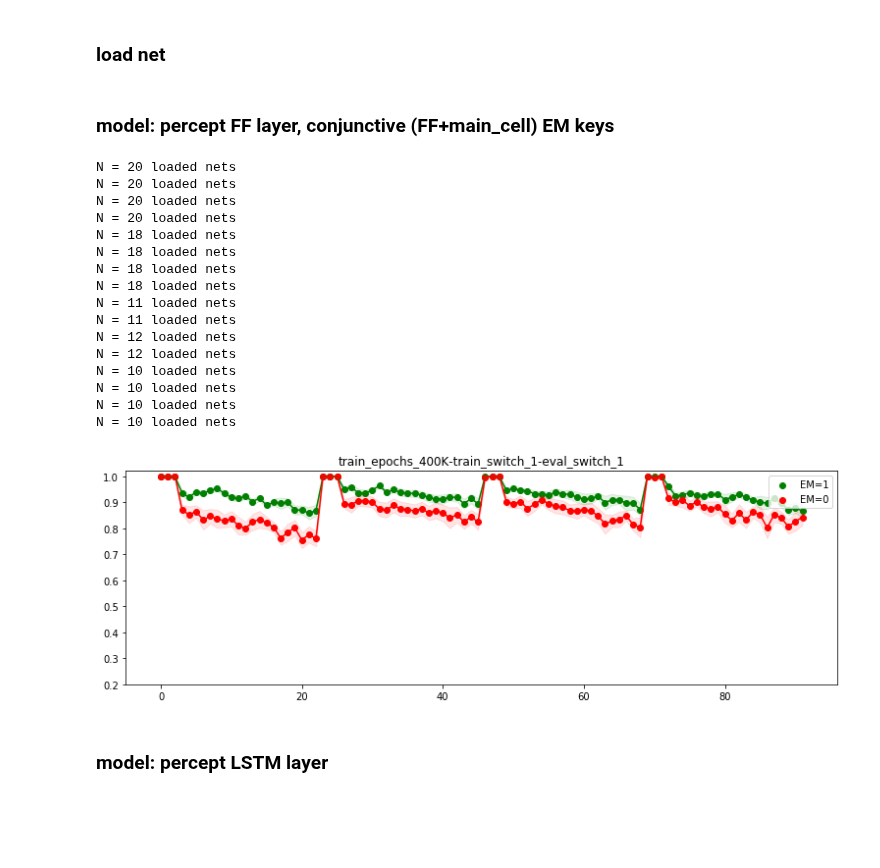
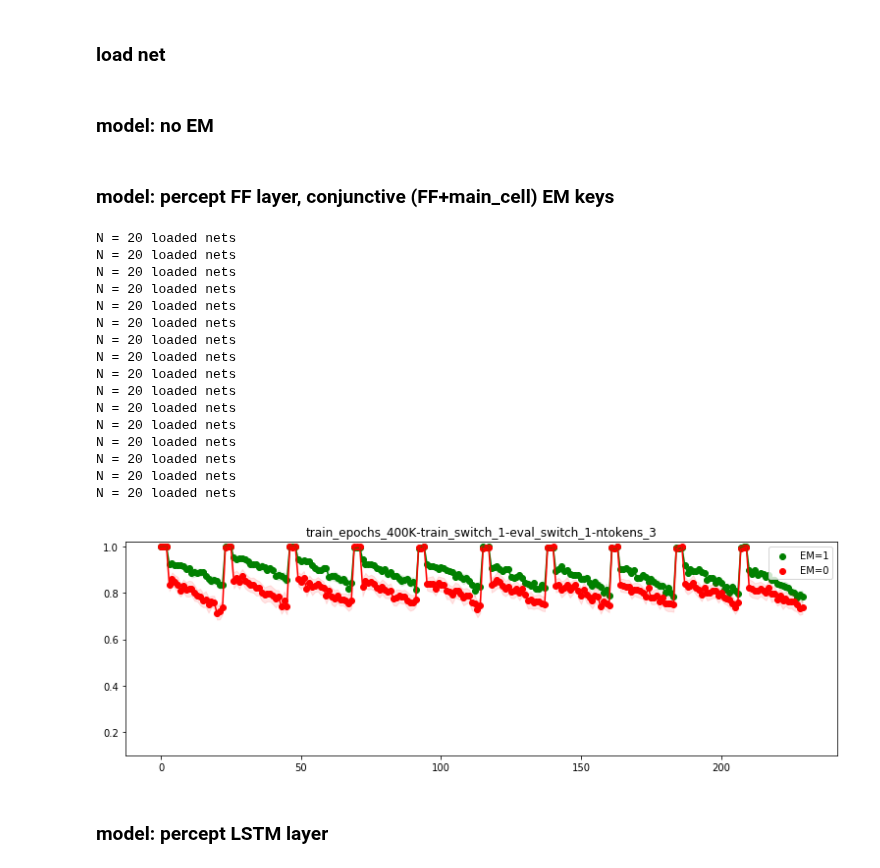
Before and after one commit to andrebeu/PM, a Jupyter notebook: Proactive Interference.ipynb, the cells around one changed output. Drawn from its saved outputs; the diff is of its cells as text; code cells hidden in the pictures; blank space fills up the shorter version.

```diff
--- a/Proactive Interference.ipynb
+++ b/Proactive Interference.ipynb
@@ -136,0 +89,6 @@ plt.ylim(0,1.05)
+# %%
+tr_neps = 10000
+ntrials = 2
+seqlen = 5
+tr_switch = 1
+tr_acc = train_model(net,task,tr_neps,ntrials,seqlen,tr_switch)
@@ -137,3 +97,17 @@ plt.ylim(0,1.05)
+# %%
+ev_neps = 500
+ev_ntrials = 5
+ev_seqlen = 15
+ev_switch = 1
+cL=['purple','b']
+for em in [0,1]:
+  net.EMbool = em
+  acc = eval_model(net,task,ev_neps,ev_ntrials,ev_seqlen,ev_switch).mean(0)
+  plt.plot(acc,c=cL[em])
+  plt.scatter(range(len(acc)),acc,c=cL[em])
+
+plt.axhline(1/ntokens,c='r',ls='--')
+plt.ylim(0,1.05)
 # %% [markdown]
 # cluster data
 - model with LSTM perceptual layer
@@ -199,61 +174,65 @@ def eval_netL(netL,task,neps,ntrials,seqlen,switchmaps):
     evsc = eval_net(net,task,neps,ntrials,seqlen,switchmaps)
     group_acc[sid] = evsc.mean(0)
   return group_acc
+# %% [markdown]
+### model: no EM
 # %% [markdown]
 ### model: percept FF layer, conjunctive (FF+main_cell) EM keys
 # %%
+# params
+neps = 50
+ntrials = 10
+seqlen = 20
+ntokens = 3
+
 for treps in [1,2,3,4]:
   for tr_switch in [0,1]:
-
     # load netL
-    netL_EM1 = load_netL(1,treps,tr_switch)
-    netL_EM0 = load_netL(0,treps,tr_switch)
+    netL_EM1 = load_netL(1,treps,tr_switch,ntokens)
+    netL_EM0 = load_netL(0,treps,tr_switch,ntokens)
     # task
-    task = PurePM(ntokens=3,stimdim=10,seed=np.random.randint(999))
-    # params
-    neps = 50
-    ntrials = 4
-    seqlen = 20
+    task = PurePM(ntokens=ntokens,stimdim=10,seed=np.random.randint(999))
     for ev_switch in [0,1]:
       # fig
       plt.close('all')
       plt.figure(figsize=(13,4))
       cL = ['g','r']
       labL = ['EM=1','EM=0']
       ax = plt.gca()
-      ax.set_ylim(0.2,1.02)
+      ax.set_ylim(0.1,1.02)
       # eval, process and plot
       for idx,netL in enumerate([netL_EM1,netL_EM0]):
         acc = eval_netL(netL,task,neps,ntrials,seqlen,ev_switch)
         M = acc.mean(0)
         S = acc.std(0) / np.sqrt(len(acc))
         T = len(M)
         ax.plot(M,c=cL[idx])
         ax.scatter(range(T),M,c=cL[idx],label=labL[idx])
         ax.fill_between(range(T),M-S,M+S,alpha=.1,color=cL[idx])
       # save
       plt.legend(loc=1)
-      fname = "train_epochs_%i00K-train_switch_%i-eval_switch_%i"%(treps,tr_switch,ev_switch)
+      fname = "train_epochs_%i00K-train_switch_%i-eval_switch_%i-ntokens_%i"%(
+        treps,tr_switch,ev_switch,ntokens)
       plt.title(fname)
       plt.savefig('figures/EMconjcode/'+fname)
 # %% [output]
 N = 20 loaded nets
 N = 20 loaded nets
 N = 20 loaded nets
 N = 20 loaded nets
-N = 18 loaded nets
-N = 18 loaded nets
-N = 18 loaded nets
-N = 18 loaded nets
-N = 11 loaded nets
-N = 11 loaded nets
-N = 12 loaded nets
-N = 12 loaded nets
-N = 10 loaded nets
-N = 10 loaded nets
-N = 10 loaded nets
-N = 10 loaded nets
+N = 20 loaded nets
+N = 20 loaded nets
+N = 20 loaded nets
+N = 20 loaded nets
+N = 20 loaded nets
+N = 20 loaded nets
+N = 20 loaded nets
+N = 20 loaded nets
+N = 20 loaded nets
+N = 20 loaded nets
+N = 20 loaded nets
+N = 20 loaded nets
-[figure, old version]
+[figure, new version]
 # %% [markdown]
 ### model: percept LSTM layer
 # %%
```
Also changed, not shown: parts of 22 cells of this notebook, 34 other files.
